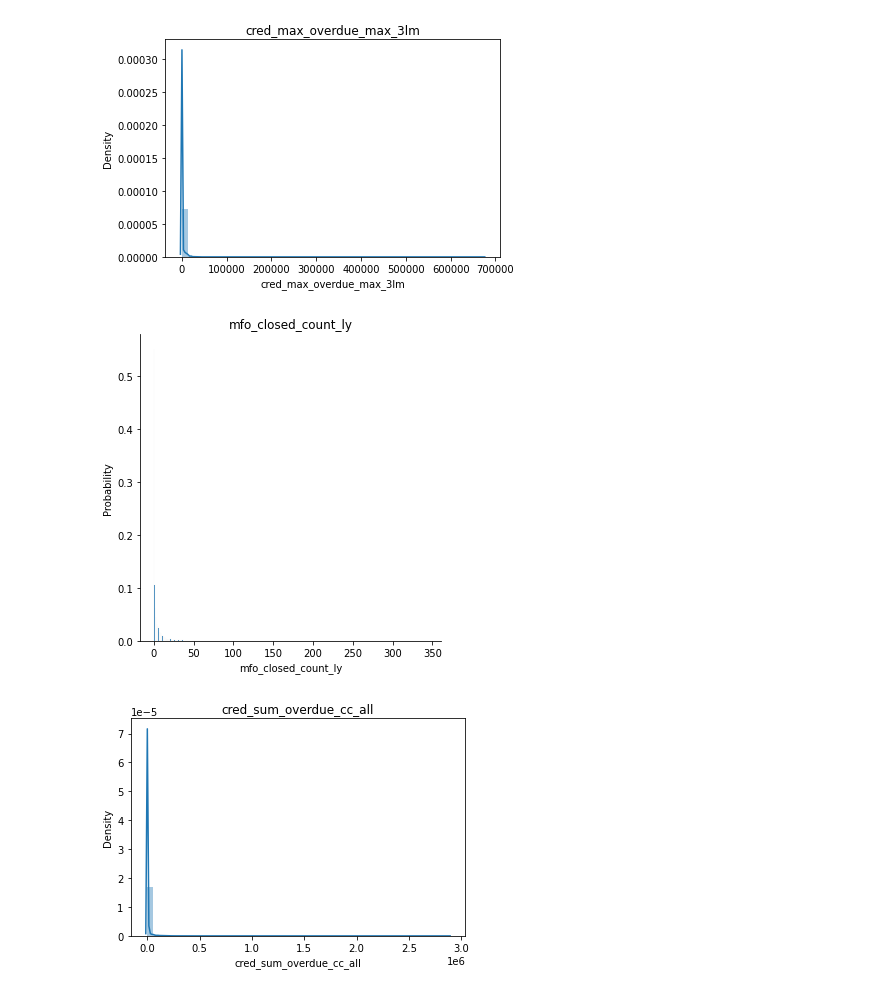
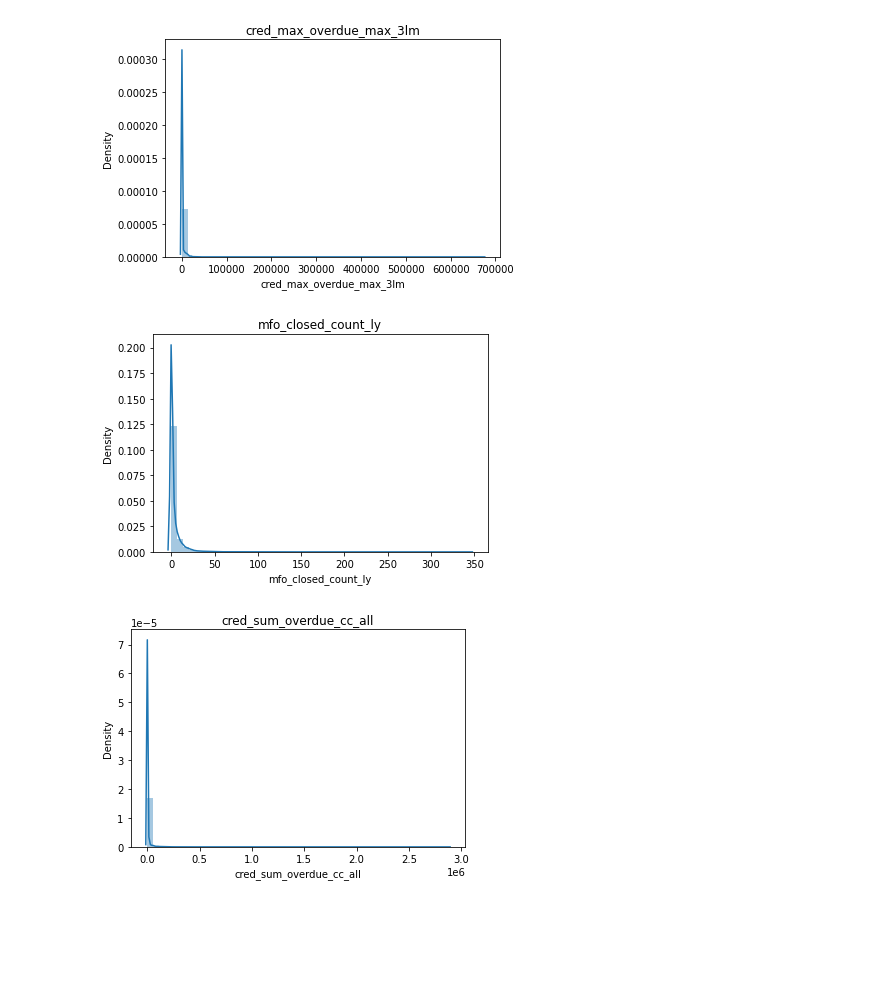
Before and after one commit to PatrykStronski/Devim_test, a Jupyter notebook: distribution_all.ipynb, the cells around one changed output. Cells and saved outputs as stored; diff of their text form; code cells hidden in the pictures; blank space fills up the shorter version.

```diff
--- a/distribution_all.ipynb
+++ b/distribution_all.ipynb
@@ -106,11 +107,11 @@ plt.show()
 # %% [output]
 [figure]
 # %%
-sns.displot(df, x='mfo_closed_count_ly', stat='probability')
+sns.distplot(df['mfo_closed_count_ly'])
 plt.title('mfo_closed_count_ly')
 plt.show()
 # %% [output]
-[figure, old version]
+[figure, new version]
 # %%
 sns.distplot(df['cred_sum_overdue_cc_all'])
 plt.title('cred_sum_overdue_cc_all')
```
Also changed, not shown: parts of 3 cells of this notebook, 34 other files.
